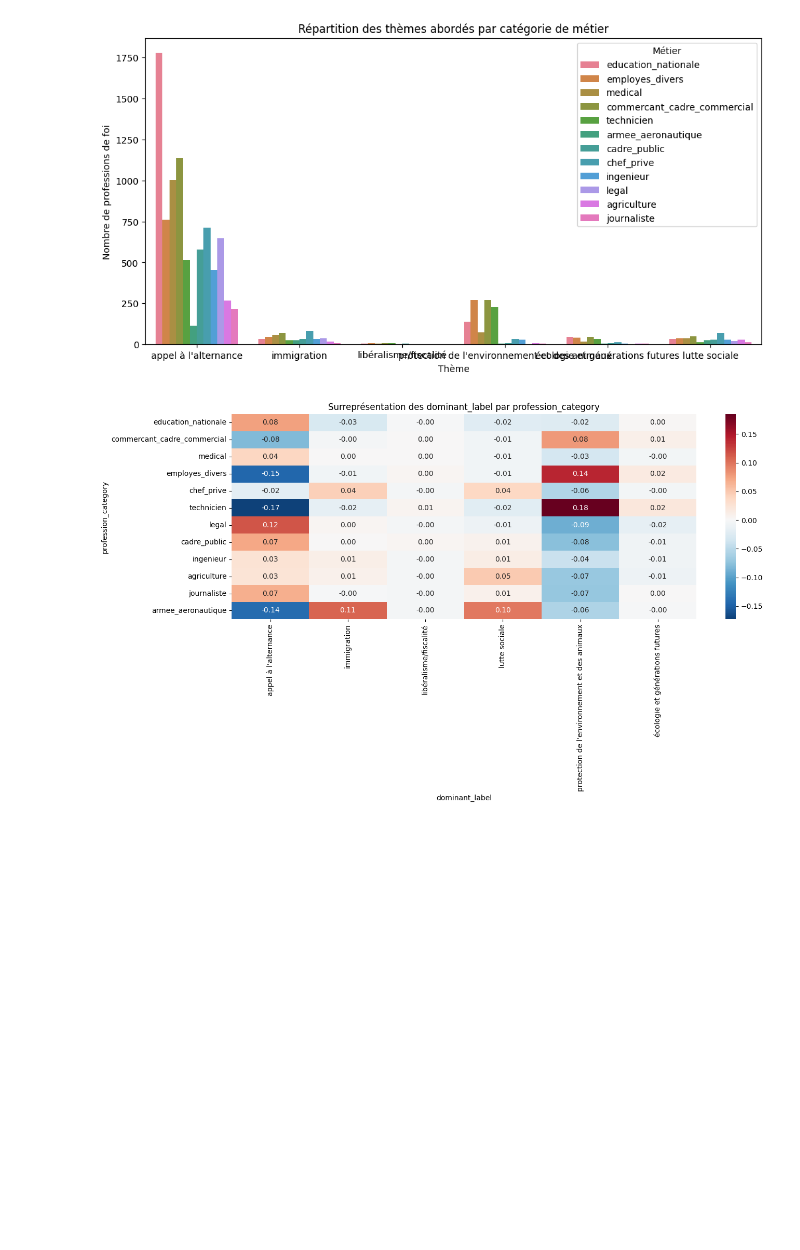
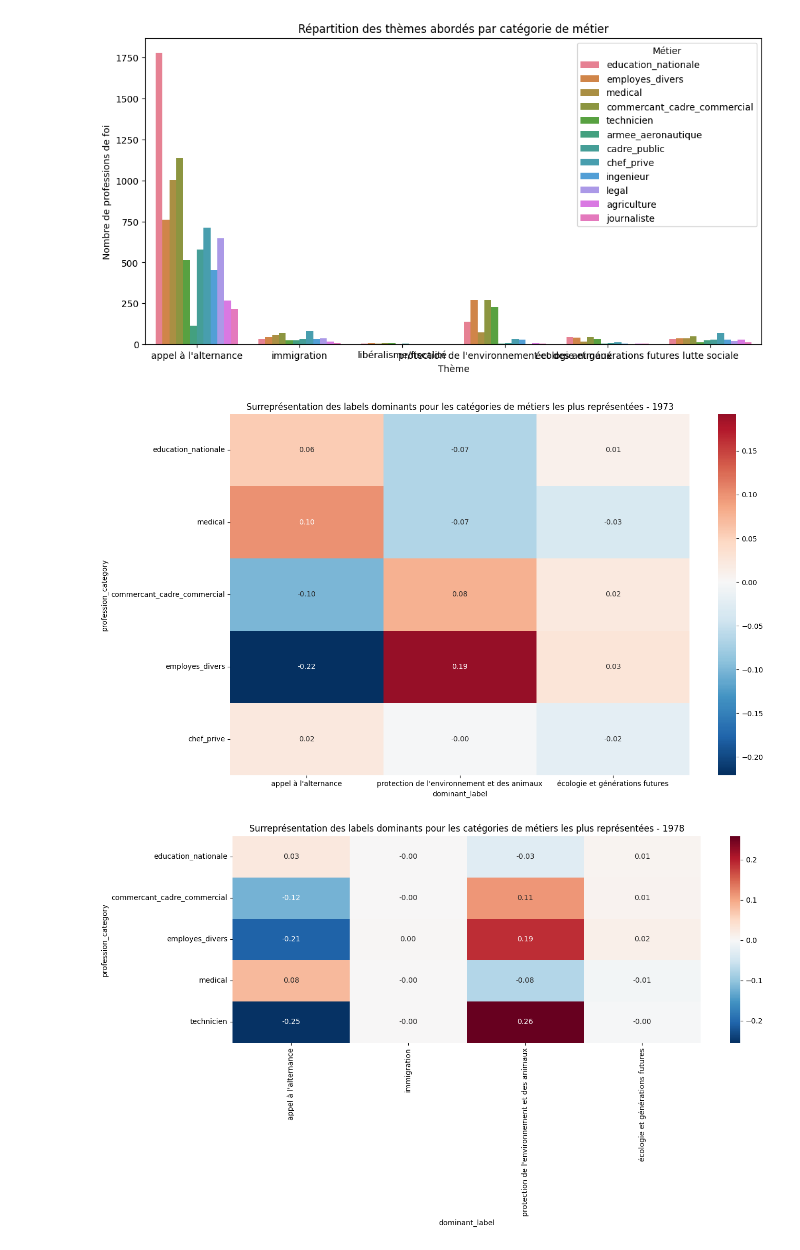
Before and after one commit to CaroLebrun/NLP_3A, a Jupyter notebook: main.ipynb, the cells around one changed output. Drawn from its saved outputs; the diff is of its cells as text; code cells hidden in the pictures; blank space fills up the shorter version.

```diff
--- a/main.ipynb
+++ b/main.ipynb
@@ -1169,36 +1169,36 @@ plt.show()
 # %% [output]
 [figure]
 # %%
+df_plot = df_metier.copy()
+df_plot = df_plot[df_plot['dominant_label'].notna()]
+df_plot = df_plot[df_plot['dominant_label'] != ""]
+df_plot = df_plot[df_plot['dominant_label'] != "non mentionné"]
 
-# distribution globale
-global_mean = df_metier["dominant_label"].value_counts(normalize=True)
+df_plot = df_plot[df_plot['profession_category'].notna()]
 
-# distribution par catégorie
-by_category = (
-    df_metier
-    .groupby("profession_category")["dominant_label"]
-    .value_counts(normalize=True)
-    .unstack(fill_value=0)
-)
+for year, df_year in df_plot.groupby('annee'):
 
-# surreprésentation
-surrepresentation = by_category.subtract(global_mean, axis=1)
+    # Computation of the surrepresentation on all the profession_category
+    global_mean = df_year['dominant_label'].value_counts(normalize=True)
+    by_category = df_year.groupby('profession_category')['dominant_label'].value_counts(normalize=True).unstack(fill_value=0)
+    surreprésentation = by_category - global_mean
 
-# option : top catégories (comme ton code PCS)
-top_categories = df_metier["profession_category"].value_counts().head(15).index
-surrepresentation_top = surrepresentation.loc[top_categories]
+    # Select the top 5 work category represented this year (useful only if pcs_n2)
+    top_categories = df_year['profession_category'].value_counts().head(5).index
+    surreprésentation_top = surreprésentation.loc[top_categories]
 
-plt.figure(figsize=(14, 8))
-sns.heatmap(
-    surrepresentation_top,
-    cmap="RdBu_r",
-    center=0,
-    annot=True,
-    fmt=".2f"
-)
-
-plt.title("Surreprésentation des dominant_label par profession_category")
-plt.tight_layout()
-plt.show()
+    #plot
+    plt.figure(figsize=(14, 8))
+    sns.heatmap(
+        surreprésentation_top,
+        cmap='RdBu_r',
+        center=0,
+        annot=True,
+        fmt='.2f'
+    )
+    plt.title(f"Surreprésentation des labels dominants pour les catégories de métiers les plus représentées - {year}")
+    plt.tight_layout()
+    plt.show()
 # %% [output]
-[figure, old version]
+[figure, new version]
+[figure, added]
```
Also changed, not shown: parts of 1 cell of this notebook.
